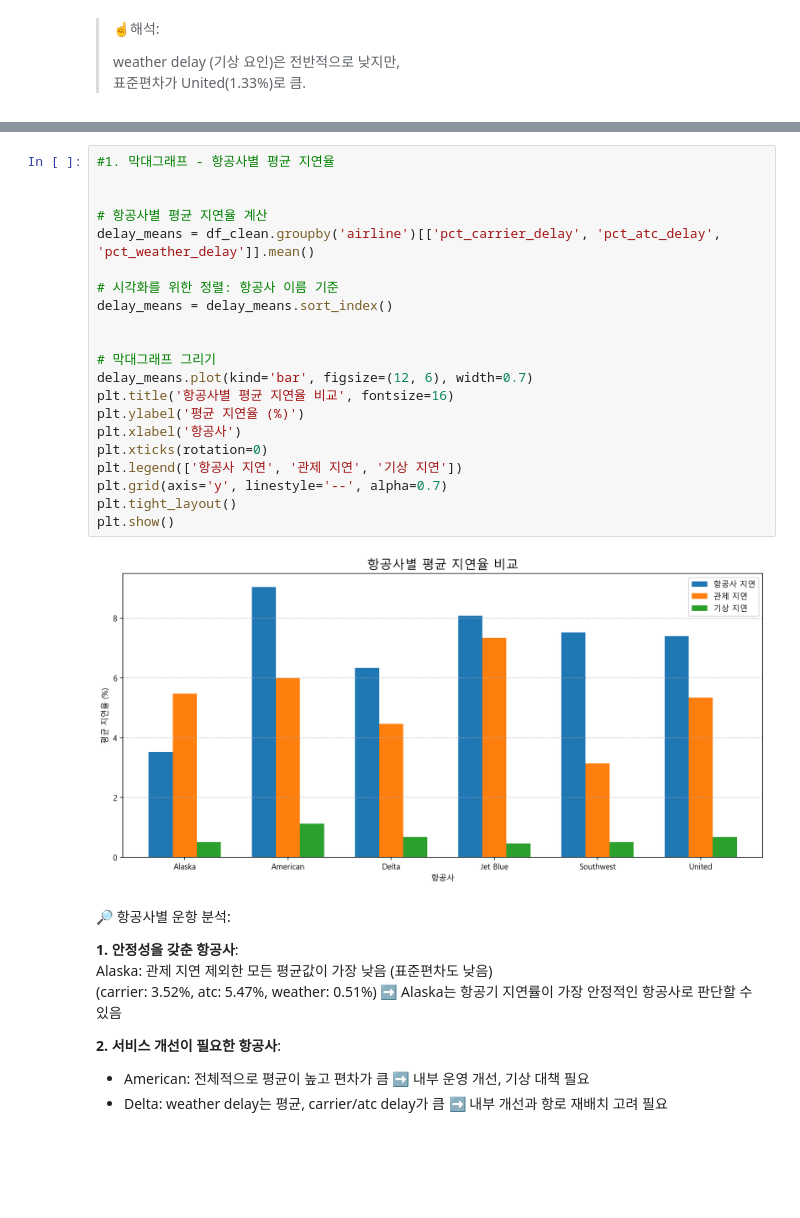
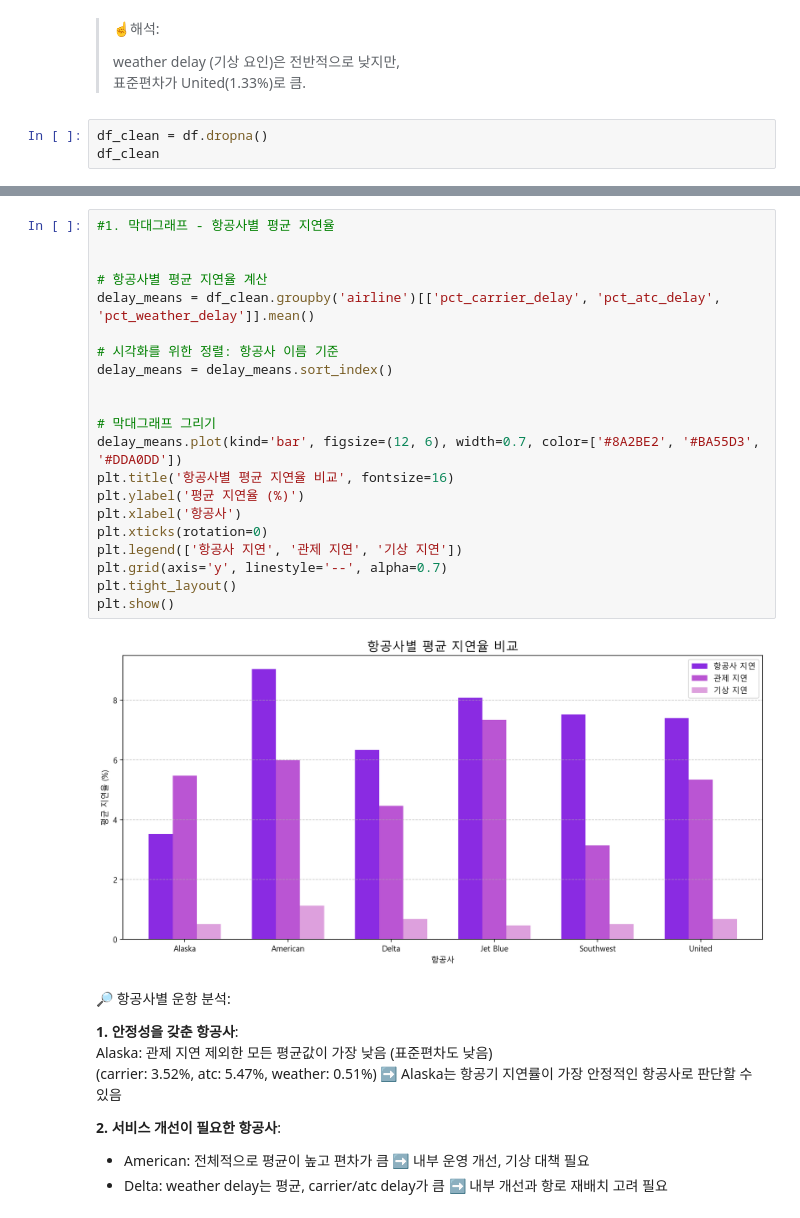
Before and after one commit to jihuikim45/hipython_rep, a Jupyter notebook: 01_data_anal_proj/분석보고서.ipynb, the cells around one changed output, grey strips where cells are left out. Saved outputs shown, nothing was run; the diff lists cells and outputs as text; blank space fills up the shorter version.

```diff
--- a/01_data_anal_proj/분석보고서.ipynb
+++ b/01_data_anal_proj/분석보고서.ipynb
@@ -201,3 +205,6 @@ df.groupby('airline')['pct_weather_delay'].describe().T
 >
 > weather delay (기상 요인)은 전반적으로 낮지만,
 > 표준편차가 United(1.33%)로 큼.
+# %%
+df_clean = df.dropna()
+df_clean
@@ -204,26 +225,26 @@ df.groupby('airline')['pct_weather_delay'].describe().T
 # %%
 #1. 막대그래프 - 항공사별 평균 지연율
 
 
 # 항공사별 평균 지연율 계산
 delay_means = df_clean.groupby('airline')[['pct_carrier_delay', 'pct_atc_delay', 'pct_weather_delay']].mean()
 
 # 시각화를 위한 정렬: 항공사 이름 기준
 delay_means = delay_means.sort_index()
 
 
 # 막대그래프 그리기
-delay_means.plot(kind='bar', figsize=(12, 6), width=0.7)
+delay_means.plot(kind='bar', figsize=(12, 6), width=0.7, color=['#8A2BE2', '#BA55D3', '#DDA0DD'])
 plt.title('항공사별 평균 지연율 비교', fontsize=16)
 plt.ylabel('평균 지연율 (%)')
 plt.xlabel('항공사')
 plt.xticks(rotation=0)
 plt.legend(['항공사 지연', '관제 지연', '기상 지연'])
 plt.grid(axis='y', linestyle='--', alpha=0.7)
 plt.tight_layout()
 plt.show()
 # %% [output]
-[figure, old version]
+[figure, new version]
 # %% [markdown]
 🔎 항공사별 운항 분석:
 
```
Also changed, not shown: parts of 19 cells of this notebook.
